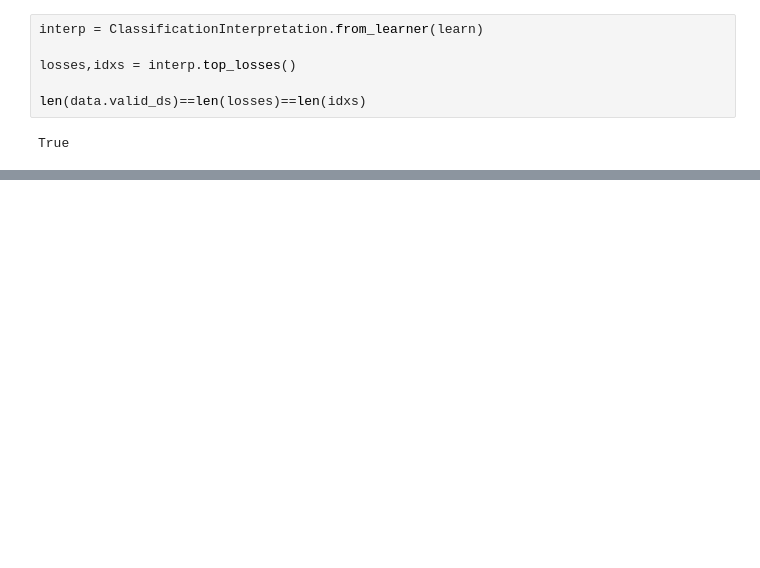
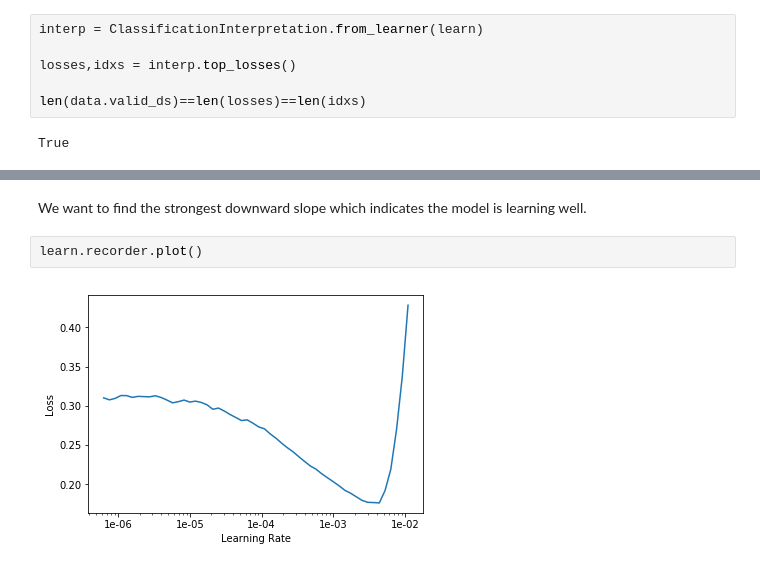
Before and after one commit to camillerose/DeepLearning_MonkeyClassification, a Jupyter notebook: train_model.ipynb, the cells around one changed output, grey strips where cells are left out. Cells and saved outputs as stored; diff of their text form; blank space fills up the shorter version.

```diff
--- a/train_model.ipynb
+++ b/train_model.ipynb
@@ -101,0 +140,6 @@ learn.save('monkey34')
+# %% [markdown]
+We want to find the strongest downward slope which indicates the model is learning well.
+# %%
+learn.recorder.plot()
+# %% [output]
+[figure, added]
```
Also changed, not shown: parts of 37 cells of this notebook.
